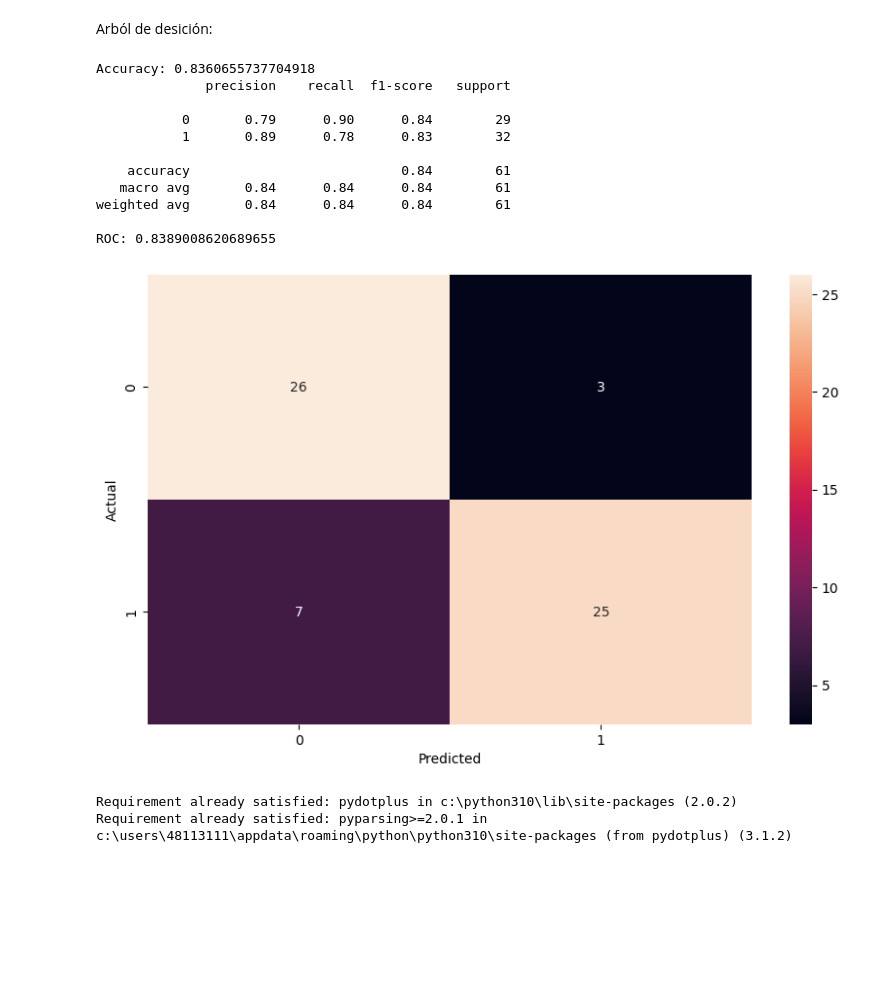
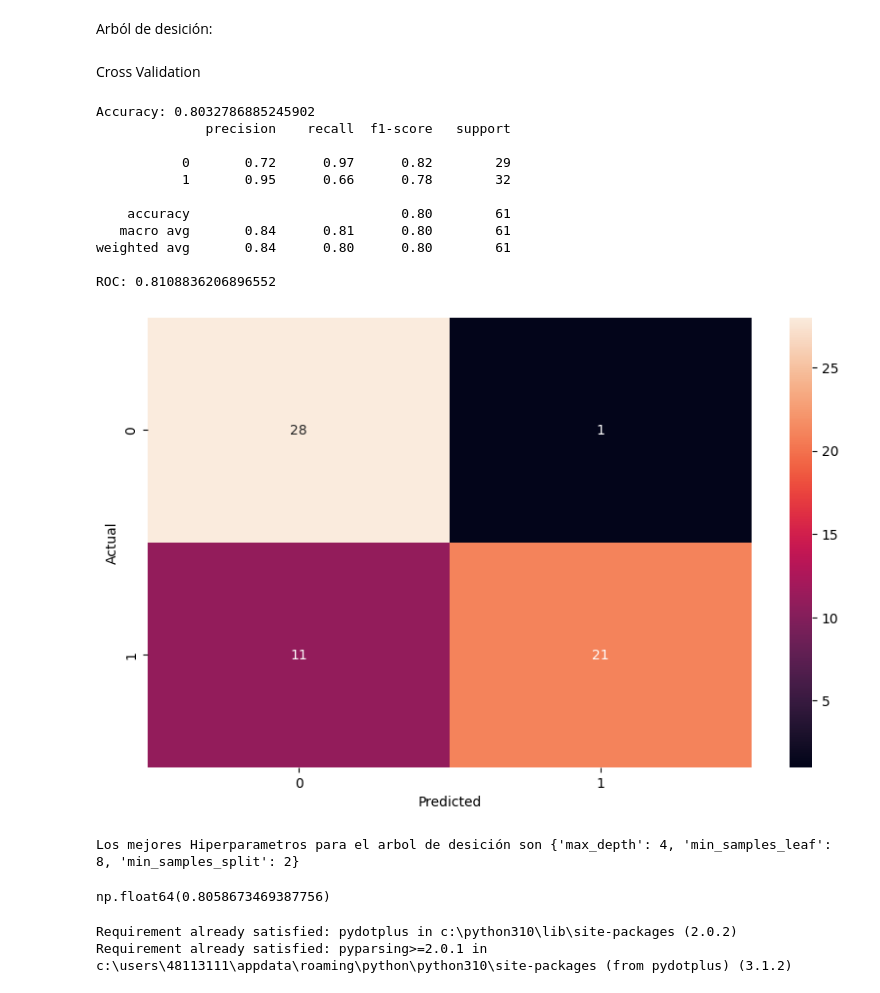
Before and after one commit to gabofrid/trabajos-chona---2024, a Jupyter notebook: trabajo 1/Fridman_Michanie,_Schvartzberg_CEF.ipynb, the cells around one changed output. Saved outputs shown, nothing was run; the diff lists cells and outputs as text; code cells hidden in the pictures; blank space fills up the shorter version.

```diff
--- a/trabajo 1/clase.ipynb
+++ b/trabajo 1/Fridman_Michanie,_Schvartzberg_CEF.ipynb
@@ -377,40 +467,57 @@ Arból de desición:
 from sklearn.model_selection import train_test_split
 from sklearn.tree import DecisionTreeClassifier
 from sklearn.metrics import accuracy_score, confusion_matrix, classification_report
+# %% [markdown]
+Cross Validation
 # %%
-dt_model = DecisionTreeClassifier()
+dt_model = DecisionTreeClassifier( max_depth=4 , min_samples_split= 2 , min_samples_leaf= 6)
 dt_model.fit(X_train, y_train)
 seed = 42
 y_pred = dt_model.predict(X_test)
 
 maxDepth = dt_model.get_depth()
 minLeaf = dt_model.get_n_leaves()
 
 accuracy = accuracy_score(y_test, y_pred)
 cm = confusion_matrix(y_test, y_pred)
 
 print("Accuracy:", accuracy)
 
 fig, ax = plt.subplots(figsize=(10, 6))
 sns.heatmap(cm, annot=True, ax=ax)
 _ = plt.xlabel("Predicted")
 _ = plt.ylabel("Actual")
 
 print(classification_report(y_test, y_pred))
 print("ROC:", roc_auc_score(y_test , y_pred))
 # %% [output]
-Accuracy: 0.8360655737704918
+Accuracy: 0.8032786885245902
               precision    recall  f1-score   support
 
-           0       0.79      0.90      0.84        29
-           1       0.89      0.78      0.83        32
+           0       0.72      0.97      0.82        29
+           1       0.95      0.66      0.78        32
 
-    accuracy                           0.84        61
-   macro avg       0.84      0.84      0.84        61
-weighted avg       0.84      0.84      0.84        61
+    accuracy                           0.80        61
+   macro avg       0.84      0.81      0.80        61
+weighted avg       0.84      0.80      0.80        61
 
-ROC: 0.8389008620689655
+ROC: 0.8108836206896552
-[figure, old version]
+[figure, new version]
+# %%
+from sklearn.model_selection import GridSearchCV   # Buscamos mejores hiperparametros
+Hiperparametros = {
+'max_depth': [None , 2,3,4,5,6,7,8,9,10,11],
+'min_samples_split': [2,3,4,5,6,7,8,9,10,11],
+'min_samples_leaf': [1,2,3,4,5,6,7,8,9,10,11]
+}
+grid_search = GridSearchCV(estimator = dt_model, param_grid= Hiperparametros, cv=5)
+grid_search.fit (X_train, y_train)
+best_params = grid_search.best_params_
+print("Los mejores Hiperparametros para el arbol de desición son" , best_params)
+grid_search.best_score_
+# %% [output]
+Los mejores Hiperparametros para el arbol de desición son {'max_depth': 4, 'min_samples_leaf': 8, 'min_samples_split': 2}
+np.float64(0.8058673469387756)
 # %%
 !pip3 install pydotplus
 # %% [output]
```
Also changed, not shown: parts of 12 cells of this notebook.
